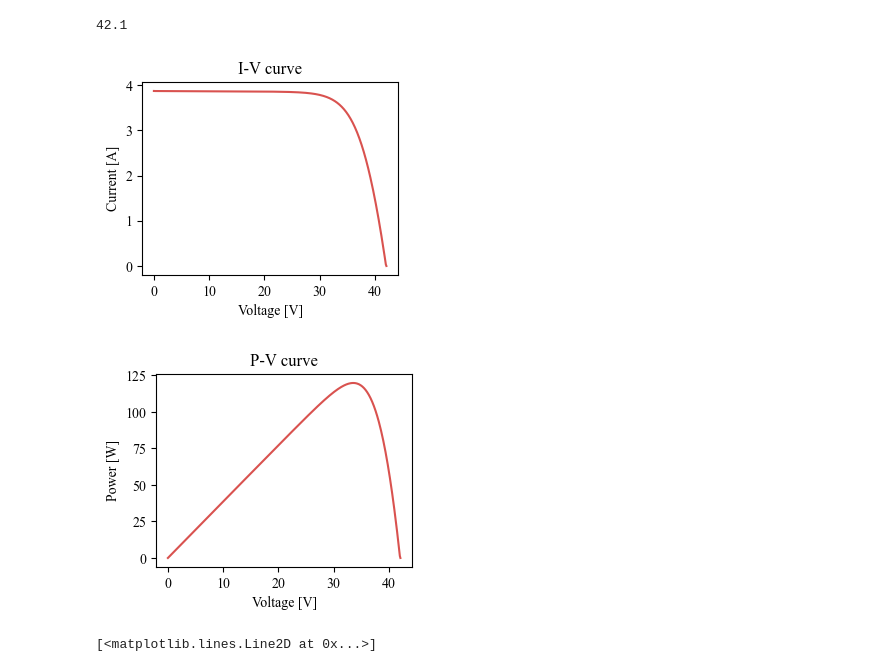
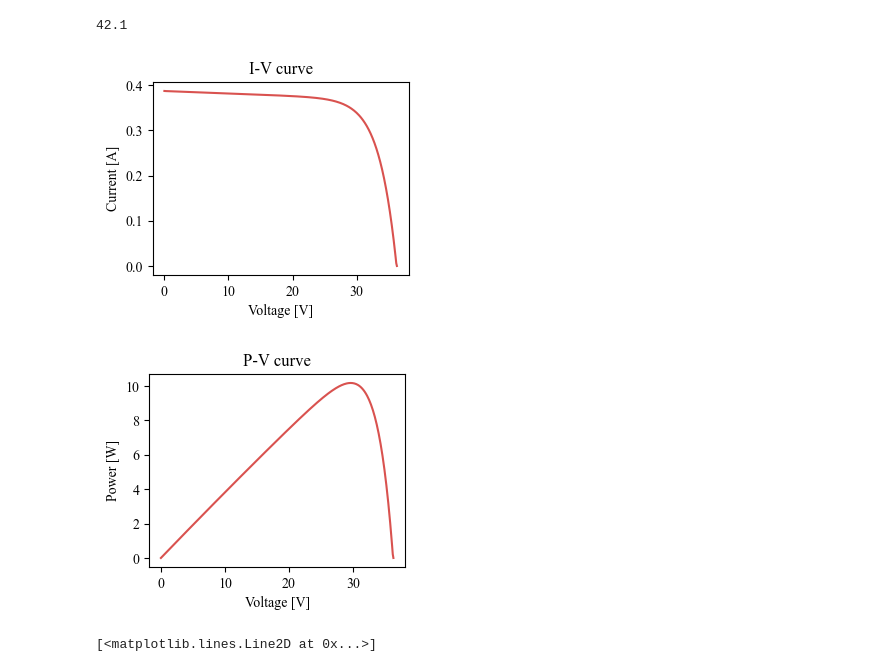
Before and after one commit to pydae/pydae, a Jupyter notebook: src/pydae/bmapu/pvs/pv_model_test.ipynb, the cells around one changed output. Saved outputs shown, nothing was run; the diff lists cells and outputs as text; code cells hidden in the pictures.

```diff
--- a/src/pydae/bmapu/pvs/pv_model_test.ipynb
+++ b/src/pydae/bmapu/pvs/pv_model_test.ipynb
@@ -80,36 +118,36 @@ open_circuit_voltage = pv.V_oc
 temperature_current_coefficient = pv.K_it
 series_resistance = pv.R_pv_s
 shunt_resistance = pv.R_pv_sh
 diode_quality_factor = pv.K_d
 
 number_of_series_connected_cells = pv.N_s
 
 number_of_voltage_decimal_digits = 1
 
 single_diode_model = SingleDiodeModel(short_circuit_current,
 open_circuit_voltage,
 number_of_series_connected_cells,
 number_of_voltage_decimal_digits = number_of_voltage_decimal_digits,
 temperature_current_coefficient = temperature_current_coefficient,
 series_resistance = series_resistance,
 shunt_resistance = shunt_resistance,
 diode_quality_factor = diode_quality_factor)
 
 operating_temperature = 25 + 273
-actual_irradiance =1000
+actual_irradiance =100
 
 single_diode_model.calculate(operating_temperature,
 actual_irradiance)
 
 voltages = single_diode_model.voltages
 currents = single_diode_model.currents
 powers = single_diode_model.powers
 
 report_helper.write_result_to_csv_file(single_diode_model, 'single_diode_model_rng-100d_one_module_no_shading')
 report_helper.plot_result(single_diode_model)
 # %% [output]
-[figure, old version]
+[figure, new version]
-[figure, old version]
+[figure, new version]
 # %%
 temp_deg = 25
 v = 10
```
Also changed, not shown: parts of 5 cells of this notebook, 10 other files.
